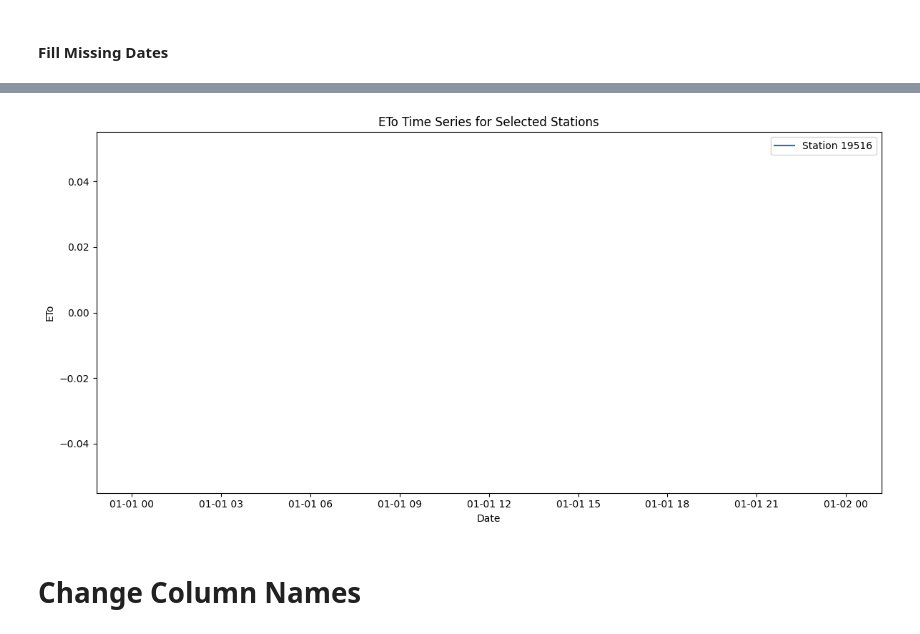
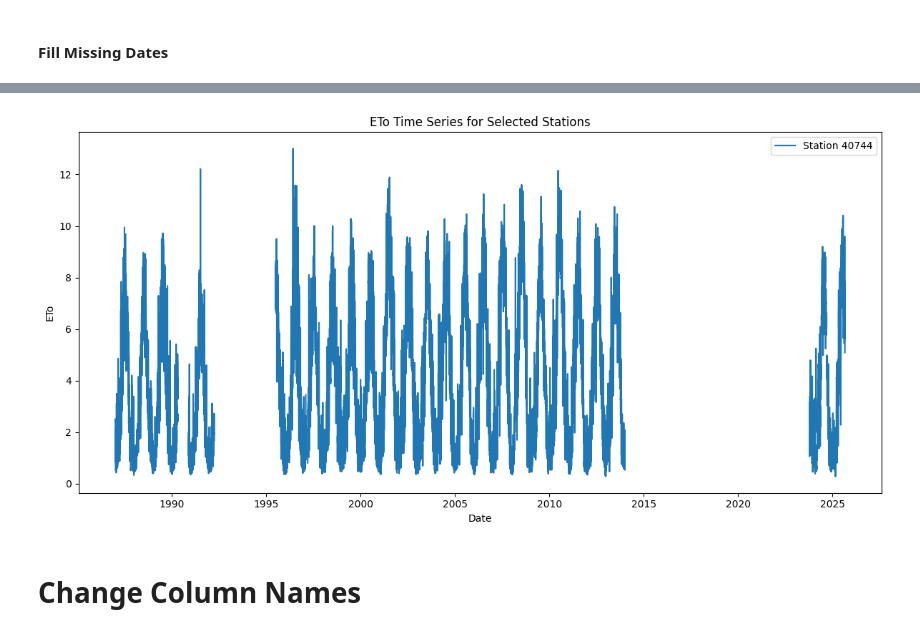
Before and after one commit to shirazialianpooya/panel-data-eto, a Jupyter notebook: src/Python/_02_Calculate_ETo.ipynb, the cells around one changed output, grey strips where cells are left out. Saved outputs shown, nothing was run; the diff lists cells and outputs as text; code cells hidden in the pictures.

```diff
--- a/src/Python/_02_Calculate_ETo.ipynb
+++ b/src/Python/_02_Calculate_ETo.ipynb
@@ -169,11 +187,17 @@ eto_df
 # %% [markdown]
 #### Join ETo with Original Data
 # %%
-if isinstance(eto_df.index, pd.MultiIndex):
-    eto_df = eto_df.reset_index()
-    data = pd.merge(data, eto_df, on=['region_id', 'station_id', 'date'], how='left')
+if isinstance(eto_df_pm_fao56.index, pd.MultiIndex):
+    eto_df_pm_fao56 = eto_df_pm_fao56.reset_index().rename(columns={0:'FAO56'})
+    data = pd.merge(data, eto_df_pm_fao56, on=['region_id', 'station_id', 'date'], how='left')
 else:
-    data = data.join(eto_df)
+    data = data.join(eto_df_pm_fao56)
+
+if isinstance(eto_df_hargreaves.index, pd.MultiIndex):
+    eto_df_hargreaves = eto_df_hargreaves.reset_index().rename(columns={0:'Hargreaves'})
+    data = pd.merge(data, eto_df_hargreaves, on=['region_id', 'station_id', 'date'], how='left')
+else:
+    data = data.join(eto_df_hargreaves)
 
 data
 # %% [output]
@@ -231,22 +255,22 @@ result
 # %%
 import matplotlib.pyplot as plt
 
 # Select a few station_ids to plot (change as needed)
 stations_to_plot = result['station_id'].drop_duplicates().sample(1)
 
 plt.figure(figsize=(12, 6))
 for sid in stations_to_plot:
     station_data = result[result['station_id'] == sid].sort_values('date')
-    plt.plot(station_data['date'], station_data['FAO-56'], label=f'Station {sid}')
+    plt.plot(station_data['date'], station_data['FAO56'], label=f'Station {sid}')
 
 plt.xlabel('Date')
 plt.ylabel('ETo')
 plt.title('ETo Time Series for Selected Stations')
 plt.legend()
 plt.tight_layout()
 plt.show()
 # %% [output]
-[figure, old version]
+[figure, new version]
 # %% [markdown]
 # Change Column Names
 # %%
```
Also changed, not shown: parts of 6 cells of this notebook, 1 other file.
